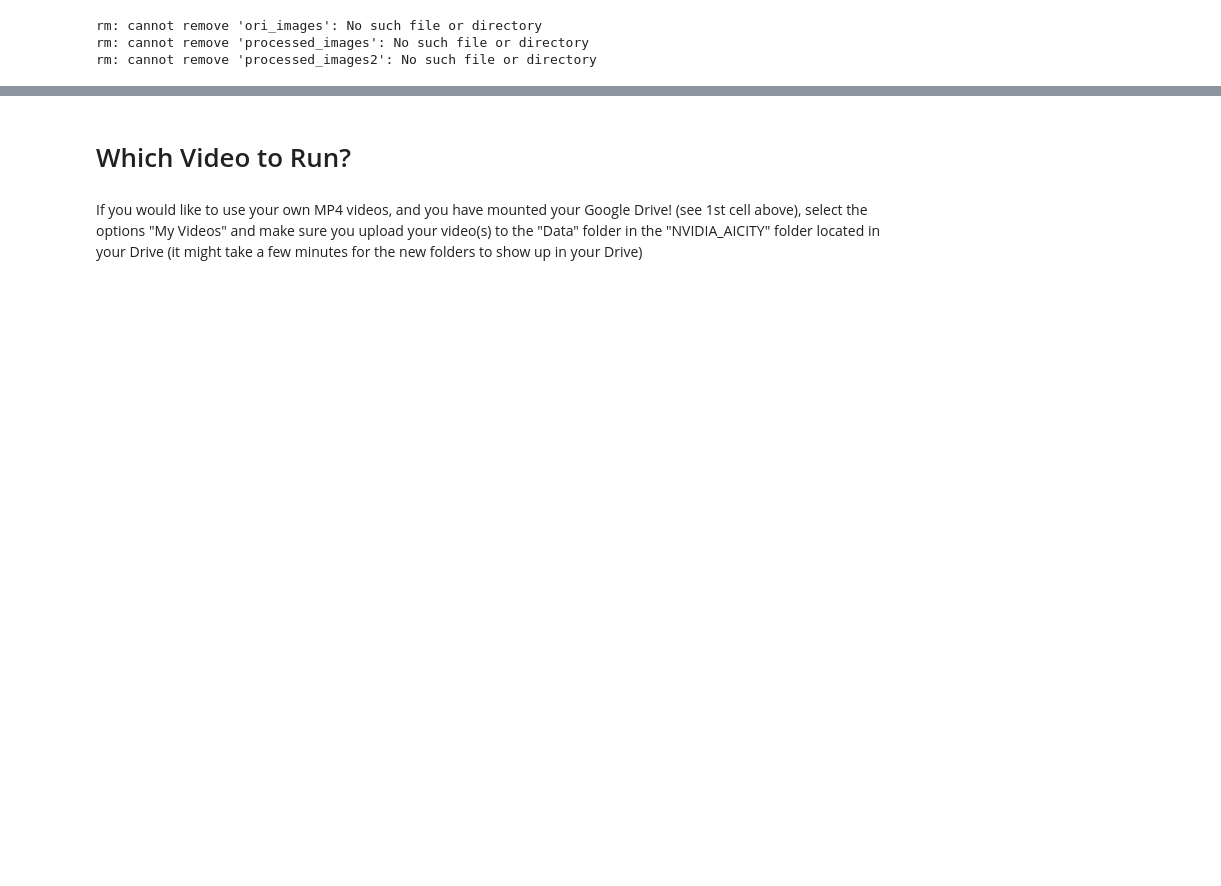
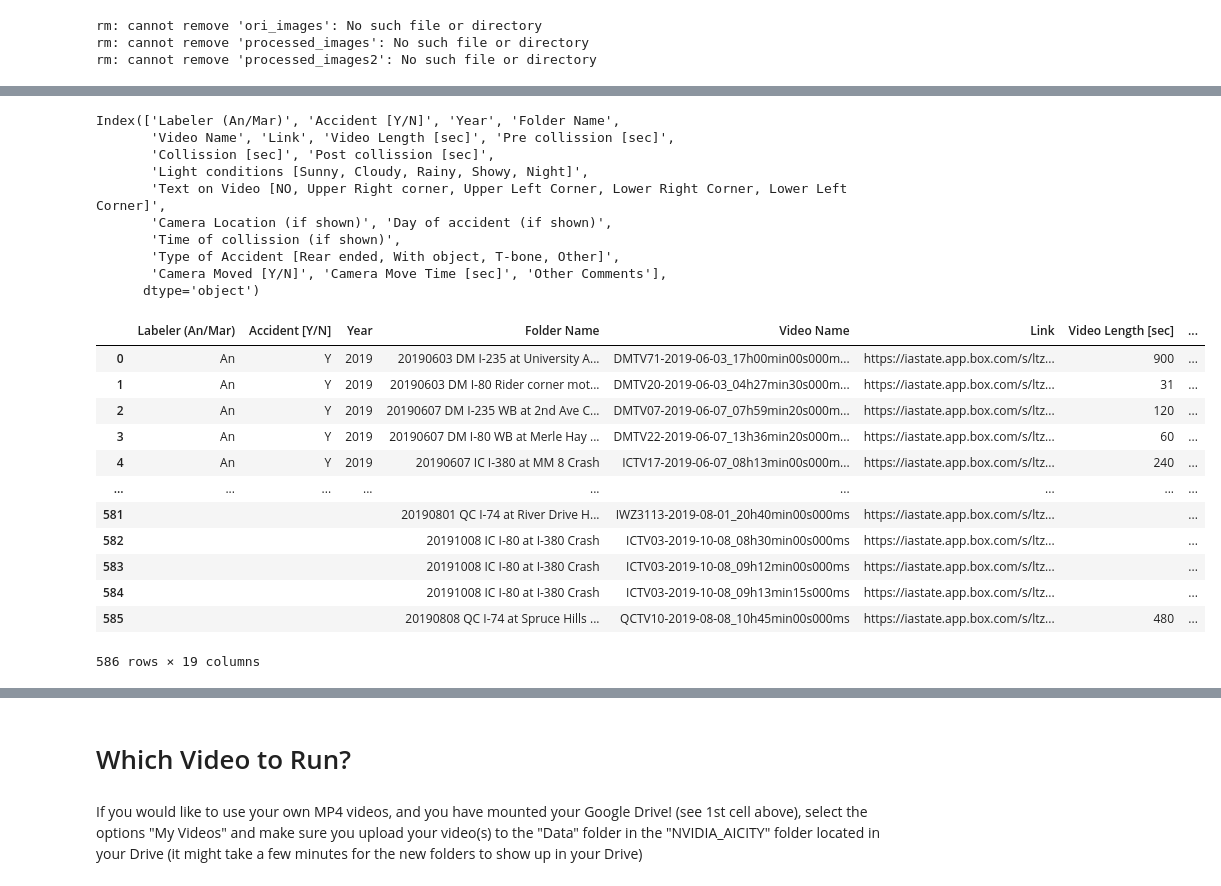
Before and after one commit to Mandroide/Traffic_Accident_Detection, a Jupyter notebook: Anomaly_Detection_Models/Fast_Unsupervised_Anomaly_Detection_Traffic_Videos_Implementation.ipynb, the cells around one changed output, grey strips where cells are left out. Cells and saved outputs as stored; diff of their text form; code cells hidden in the pictures; blank space fills up the shorter version.

```diff
--- a/Anomaly_Detection_Models/Fast_Unsupervised_Anomaly_Detection_Traffic_Videos_Implementation.ipynb
+++ b/Anomaly_Detection_Models/Fast_Unsupervised_Anomaly_Detection_Traffic_Videos_Implementation.ipynb
@@ -96,0 +191,34 @@ rm: cannot remove 'processed_images2': No such file or directory
+# %%
+#@title Worksheet 2019 (RAs)
+worksheet = spreadsheet.worksheet("2019 (RAs)")
+# get_all_values gives a list of rows.
+#rows = worksheet.get_all_values()
+df = pd.DataFrame(worksheet.get_all_records())
+print(df.keys())
+df
+#.dropna(axis=0, subset=[["Pre collission [sec]", "Collission [sec]",
+#                          "Post collission [sec]"]], thresh=2)
+# %% [output]
+Index(['Labeler (An/Mar)', 'Accident [Y/N]', 'Year', 'Folder Name',
+       'Video Name', 'Link', 'Video Length [sec]', 'Pre collission [sec]',
+       'Collission [sec]', 'Post collission [sec]',
+       'Light conditions [Sunny, Cloudy, Rainy, Showy, Night]',
+       'Text on Video [NO, Upper Right corner, Upper Left Corner, Lower Right Corner, Lower Left Corner]',
+       'Camera Location (if shown)', 'Day of accident (if shown)',
+       'Time of collission (if shown)',
+       'Type of Accident [Rear ended, With object, T-bone, Other]',
+       'Camera Moved [Y/N]', 'Camera Move Time [sec]', 'Other Comments'],
+      dtype='object')
+|  | Labeler (An/Mar) | Accident [Y/N] | Year | Folder Name | Video Name | Link | Video Length [sec] | ... |
+| 0 | An | Y | 2019 | 20190603 DM I-235 at University A... | DMTV71-2019-06-03_17h00min00s000m... | https://iastate.app.box.com/s/ltz... | 900 | ... |
+| 1 | An | Y | 2019 | 20190603 DM I-80 Rider corner mot... | DMTV20-2019-06-03_04h27min30s000m... | https://iastate.app.box.com/s/ltz... | 31 | ... |
+| 2 | An | Y | 2019 | 20190607 DM I-235 WB at 2nd Ave C... | DMTV07-2019-06-07_07h59min20s000m... | https://iastate.app.box.com/s/ltz... | 120 | ... |
+| 3 | An | Y | 2019 | 20190607 DM I-80 WB at Merle Hay ... | DMTV22-2019-06-07_13h36min20s000m... | https://iastate.app.box.com/s/ltz... | 60 | ... |
+| 4 | An | Y | 2019 | 20190607 IC I-380 at MM 8 Crash | ICTV17-2019-06-07_08h13min00s000m... | https://iastate.app.box.com/s/ltz... | 240 | ... |
+| ... | ... | ... | ... | ... | ... | ... | ... | ... |
+| 581 |  |  |  | 20190801 QC I-74 at River Drive H... | IWZ3113-2019-08-01_20h40min00s000ms | https://iastate.app.box.com/s/ltz... |  | ... |
+| 582 |  |  |  | 20191008 IC I-80 at I-380 Crash | ICTV03-2019-10-08_08h30min00s000ms | https://iastate.app.box.com/s/ltz... |  | ... |
+| 583 |  |  |  | 20191008 IC I-80 at I-380 Crash | ICTV03-2019-10-08_09h12min00s000ms | https://iastate.app.box.com/s/ltz... |  | ... |
+| 584 |  |  |  | 20191008 IC I-80 at I-380 Crash | ICTV03-2019-10-08_09h13min15s000ms | https://iastate.app.box.com/s/ltz... |  | ... |
+| 585 |  |  |  | 20190808 QC I-74 at Spruce Hills ... | QCTV10-2019-08-08_10h45min00s000ms | https://iastate.app.box.com/s/ltz... | 480 | ... |
+586 rows × 19 columns
```
Also changed, not shown: parts of 37 cells of this notebook.
